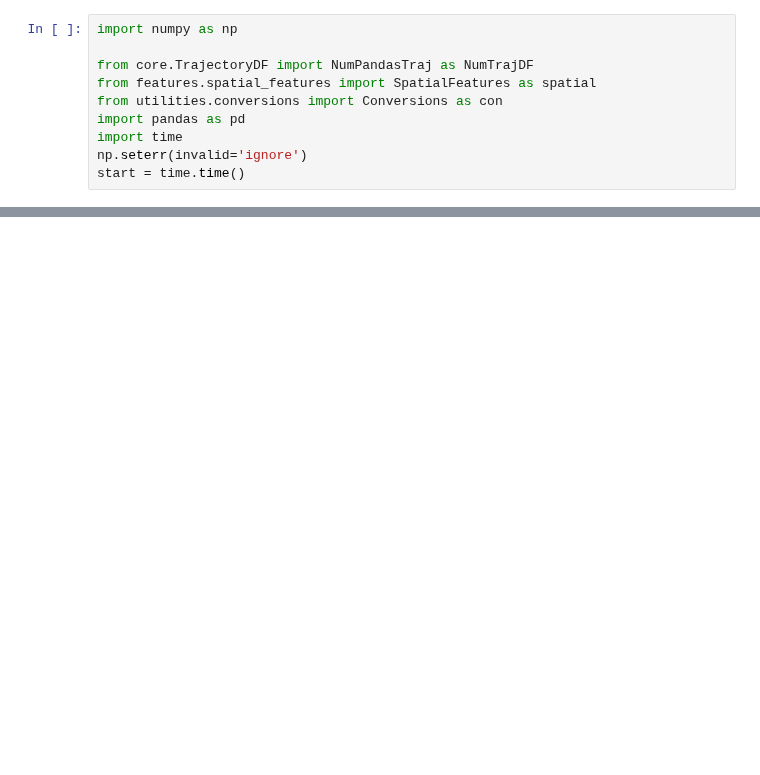
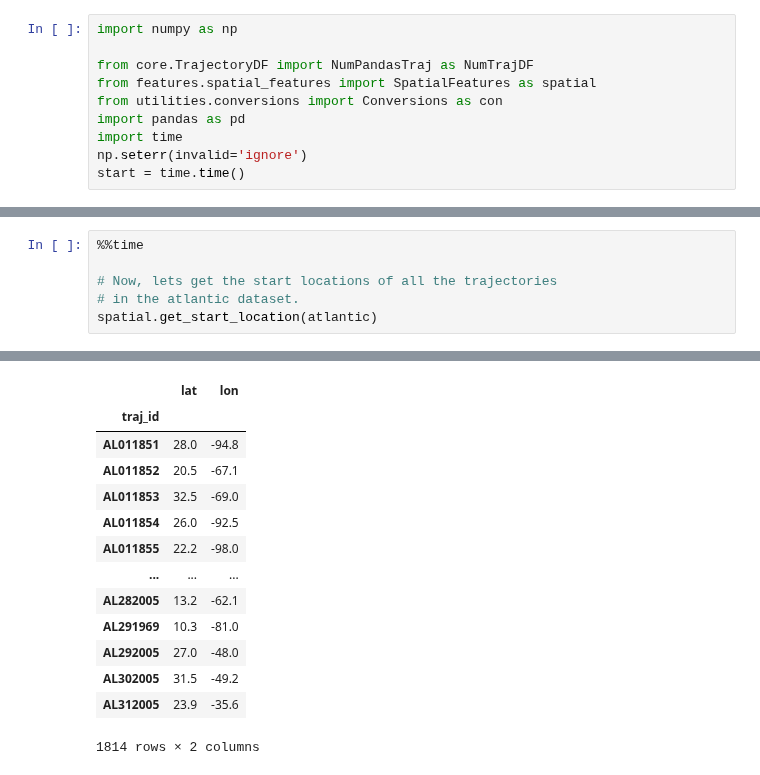
Before and after one commit to YakshHaranwala/PTRAIL, a Jupyter notebook: examples/spatial_examples.ipynb, the cells around one changed output, grey strips where cells are left out. Cells and saved outputs as stored; diff of their text form; blank space fills up the shorter version.

```diff
--- a/examples/spatial_examples.ipynb
+++ b/examples/spatial_examples.ipynb
@@ -588,3 +612,10 @@ Wall time: 14 ms
 | 2009-05-28 05:00:00 | 91732 | 1082620687 | True | 24.53133 | 61.18833 | gps | Larus fuscus | ... |
 | 2009-05-28 08:00:00 | 91732 | 1082620688 | True | 24.58200 | 61.23283 | gps | Larus fuscus | ... |
 | 2009-05-28 14:00:00 | 91732 | 1082620689 | True | 24.58250 | 61.23267 | gps | Larus fuscus | ... |
+# %%
+%%time
+
+# Now, lets get the start locations of all the trajectories
+# in the atlantic dataset.
+spatial.get_start_location(atlantic)
+# %% [output]
@@ -590,0 +624,14 @@ Wall time: 14 ms
+|  | lat | lon |
+| traj_id |  |  |
+| AL011851 | 28.0 | -94.8 |
+| AL011852 | 20.5 | -67.1 |
+| AL011853 | 32.5 | -69.0 |
+| AL011854 | 26.0 | -92.5 |
+| AL011855 | 22.2 | -98.0 |
+| ... | ... | ... |
+| AL282005 | 13.2 | -62.1 |
+| AL291969 | 10.3 | -81.0 |
+| AL292005 | 27.0 | -48.0 |
+| AL302005 | 31.5 | -49.2 |
+| AL312005 | 23.9 | -35.6 |
+1814 rows × 2 columns
```
Also changed, not shown: parts of 38 cells of this notebook, 10 other files.
